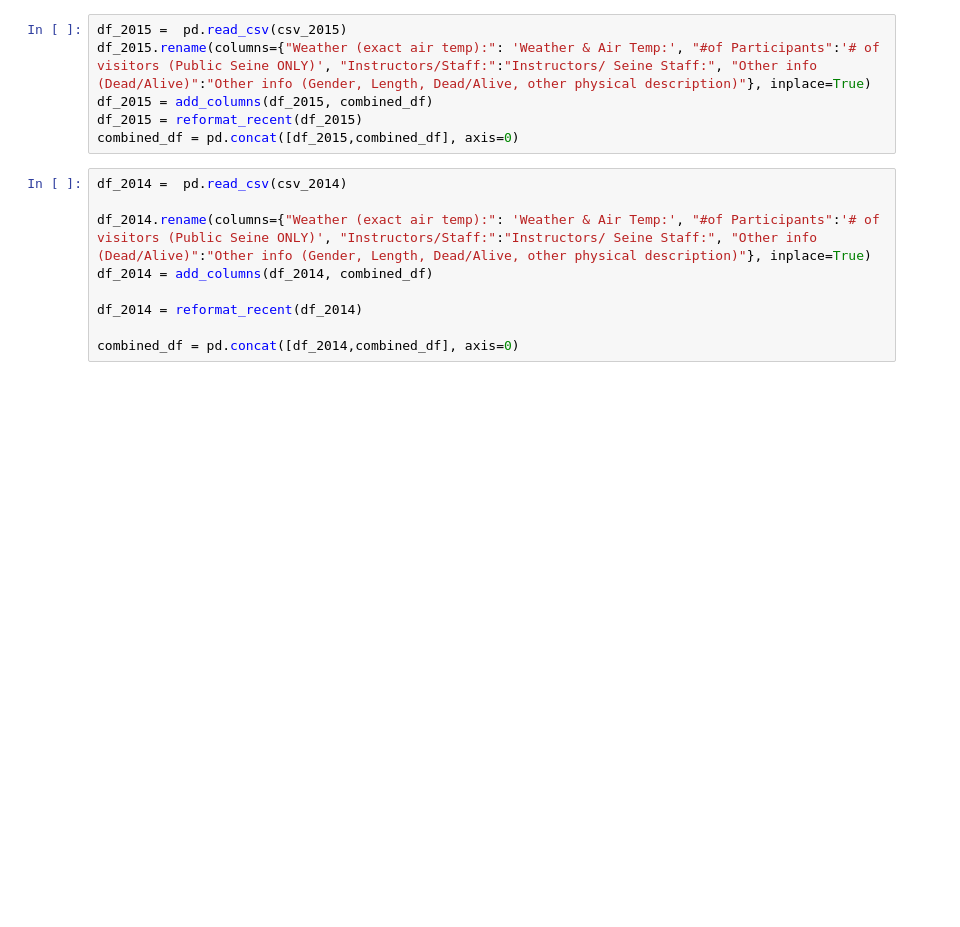
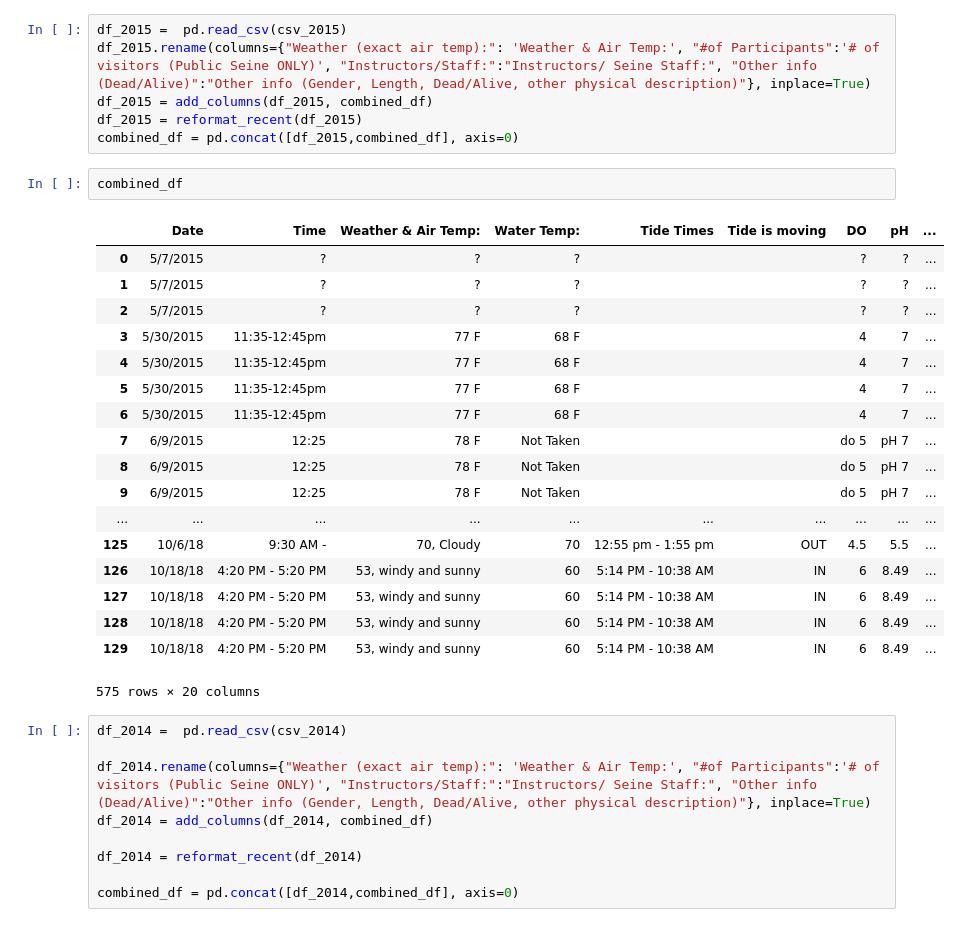
Before and after one commit to Shadhopson/Seining_Analysis, a Jupyter notebook: Reformat Files/Create_Combined_Table_Making_All_Seins_All_Data_reformatted.ipynb, the cells around one changed output. Drawn from its saved outputs; the diff is of its cells as text; blank space fills up the shorter version.

```diff
--- a/Reformat Files/Create_Combined_Table_Making_All_Seins_All_Data_reformatted.ipynb
+++ b/Reformat Files/Create_Combined_Table_Making_All_Seins_All_Data_reformatted.ipynb
@@ -51,6 +101,27 @@ df_2015.rename(columns={"Weather (exact air temp):": 'Weather & Air Temp:', "#of
 df_2015 = add_columns(df_2015, combined_df)
 df_2015 = reformat_recent(df_2015)
 combined_df = pd.concat([df_2015,combined_df], axis=0)
+# %%
+combined_df
+# %% [output]
+|  | Date | Time | Weather & Air Temp: | Water Temp: | Tide Times | Tide is moving | DO | pH | ... |
+| 0 | 5/7/2015 | ? | ? | ? |  |  | ? | ? | ... |
+| 1 | 5/7/2015 | ? | ? | ? |  |  | ? | ? | ... |
+| 2 | 5/7/2015 | ? | ? | ? |  |  | ? | ? | ... |
+| 3 | 5/30/2015 | 11:35-12:45pm | 77 F | 68 F |  |  | 4 | 7 | ... |
+| 4 | 5/30/2015 | 11:35-12:45pm | 77 F | 68 F |  |  | 4 | 7 | ... |
+| 5 | 5/30/2015 | 11:35-12:45pm | 77 F | 68 F |  |  | 4 | 7 | ... |
+| 6 | 5/30/2015 | 11:35-12:45pm | 77 F | 68 F |  |  | 4 | 7 | ... |
+| 7 | 6/9/2015 | 12:25 | 78 F | Not Taken |  |  | do 5 | pH 7 | ... |
+| 8 | 6/9/2015 | 12:25 | 78 F | Not Taken |  |  | do 5 | pH 7 | ... |
+| 9 | 6/9/2015 | 12:25 | 78 F | Not Taken |  |  | do 5 | pH 7 | ... |
+| ... | ... | ... | ... | ... | ... | ... | ... | ... | ... |
+| 125 | 10/6/18 | 9:30 AM - | 70, Cloudy | 70 | 12:55 pm - 1:55 pm | OUT | 4.5 | 5.5 | ... |
+| 126 | 10/18/18 | 4:20 PM - 5:20 PM | 53, windy and sunny | 60 | 5:14 PM - 10:38 AM | IN | 6 | 8.49 | ... |
+| 127 | 10/18/18 | 4:20 PM - 5:20 PM | 53, windy and sunny | 60 | 5:14 PM - 10:38 AM | IN | 6 | 8.49 | ... |
+| 128 | 10/18/18 | 4:20 PM - 5:20 PM | 53, windy and sunny | 60 | 5:14 PM - 10:38 AM | IN | 6 | 8.49 | ... |
+| 129 | 10/18/18 | 4:20 PM - 5:20 PM | 53, windy and sunny | 60 | 5:14 PM - 10:38 AM | IN | 6 | 8.49 | ... |
+575 rows × 20 columns
 # %%
 df_2014 =  pd.read_csv(csv_2014)
 
```
Also changed, not shown: parts of 18 cells of this notebook, 9 other files.
